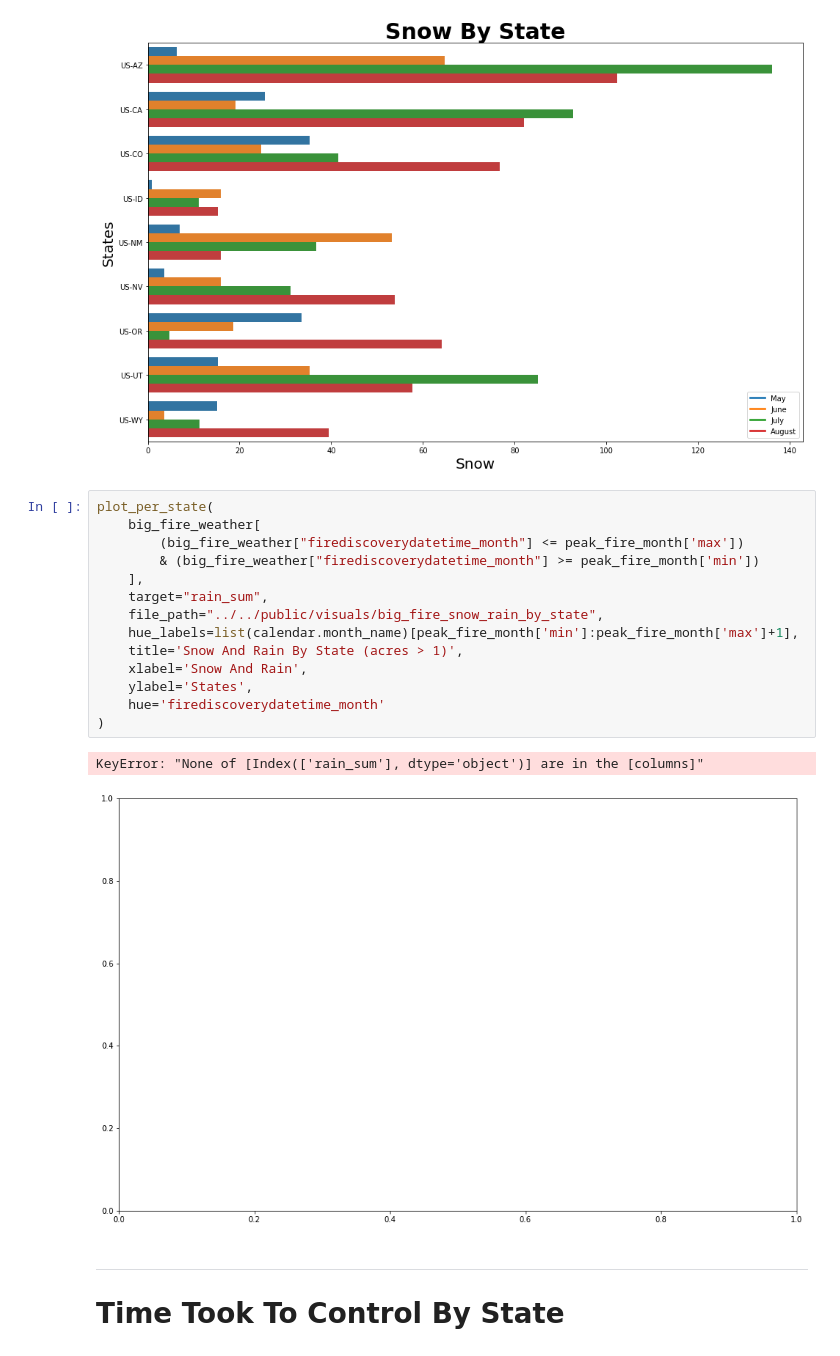
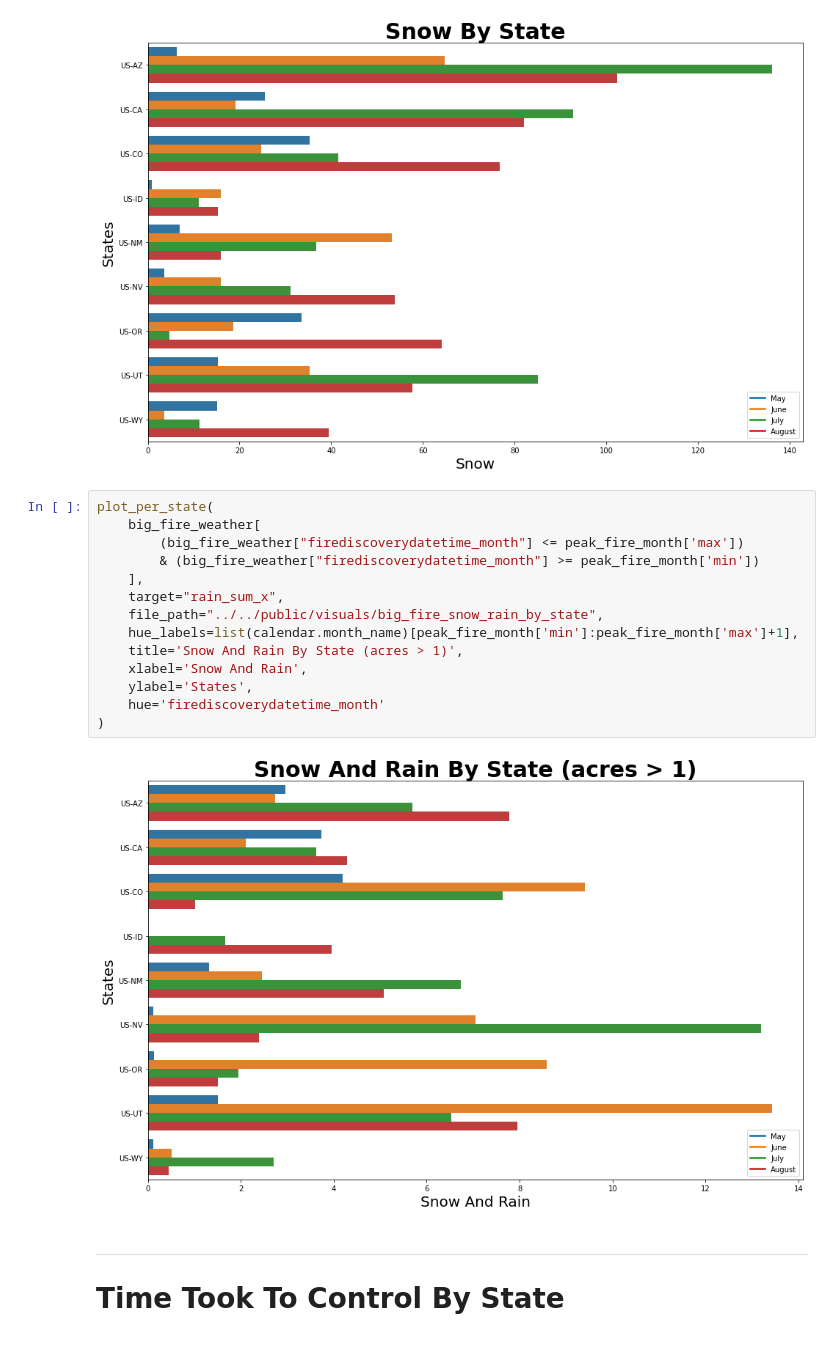
Before and after one commit to jeff-shakes/Wildfire_Size_Prediction, a Jupyter notebook: src/01_cleaning_eda/01.3_basic_EDA.ipynb, the cells around one changed output. Cells and saved outputs as stored; diff of their text form.

```diff
--- a/src/01_cleaning_eda/01.3_basic_EDA.ipynb
+++ b/src/01_cleaning_eda/01.3_basic_EDA.ipynb
@@ -820,20 +837,19 @@ plot_per_state(
 # %%
 plot_per_state(
     big_fire_weather[
         (big_fire_weather["firediscoverydatetime_month"] <= peak_fire_month['max'])
         & (big_fire_weather["firediscoverydatetime_month"] >= peak_fire_month['min'])
     ],
-    target="rain_sum",
+    target="rain_sum_x",
     file_path="../../public/visuals/big_fire_snow_rain_by_state",
     hue_labels=list(calendar.month_name)[peak_fire_month['min']:peak_fire_month['max']+1],
     title='Snow And Rain By State (acres > 1)',
     xlabel='Snow And Rain',
     ylabel='States',
     hue='firediscoverydatetime_month'
 )
 # %% [output]
-KeyError: "None of [Index(['rain_sum'], dtype='object')] are in the [columns]"
-[figure, old version]
+[figure, new version]
 # %% [markdown]
 ----
 # Time Took To Control By State
```
Also changed, not shown: parts of 11 cells of this notebook, 12 other files.
